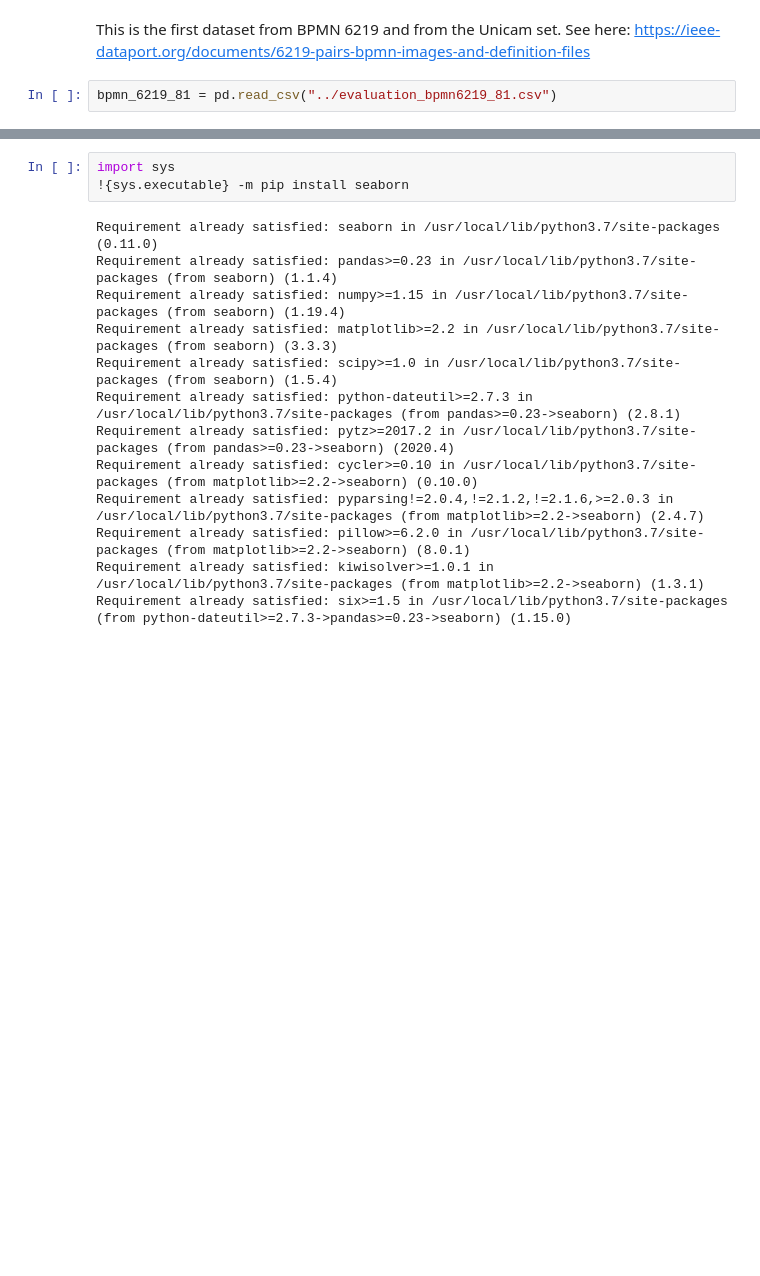
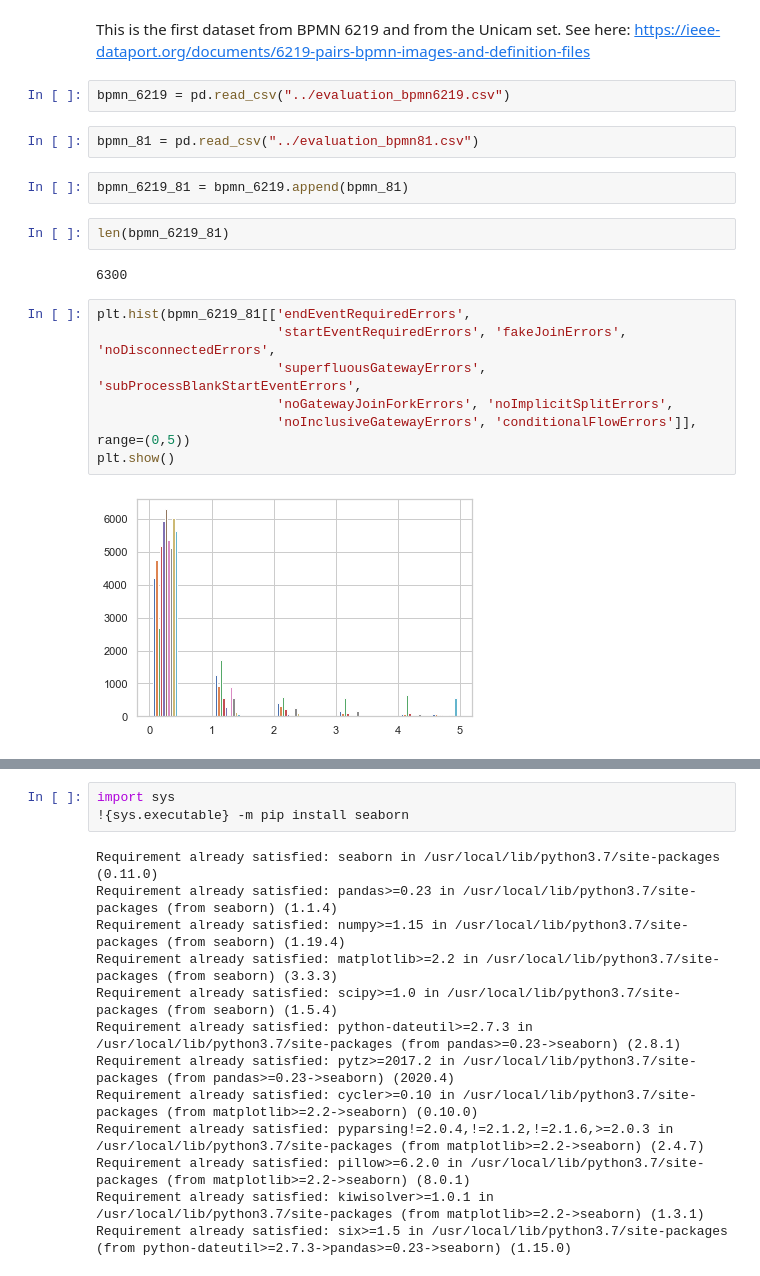
Before and after one commit to justdeko/trust-studio, a Jupyter notebook: trustminer-evaluation/src/aggregation_evaluation.ipynb, the cells around one changed output, grey strips where cells are left out. Cells and saved outputs as stored; diff of their text form; blank space fills up the shorter version.

```diff
--- a/trustminer-evaluation/src/aggregation_evaluation.ipynb
+++ b/trustminer-evaluation/src/aggregation_evaluation.ipynb
@@ -7,4 +9,21 @@ import numpy as np
 # %% [markdown]
 This is the first dataset from BPMN 6219 and from the Unicam set. See here: https://ieee-dataport.org/documents/6219-pairs-bpmn-images-and-definition-files
 # %%
-bpmn_6219_81 = pd.read_csv("../evaluation_bpmn6219_81.csv")
+bpmn_6219 = pd.read_csv("../evaluation_bpmn6219.csv")
+# %%
+bpmn_81 = pd.read_csv("../evaluation_bpmn81.csv")
+# %%
+bpmn_6219_81 = bpmn_6219.append(bpmn_81)
+# %%
+len(bpmn_6219_81)
+# %% [output]
+6300
+# %%
+plt.hist(bpmn_6219_81[['endEventRequiredErrors',
+                       'startEventRequiredErrors', 'fakeJoinErrors', 'noDisconnectedErrors',
+                       'superfluousGatewayErrors', 'subProcessBlankStartEventErrors',
+                       'noGatewayJoinForkErrors', 'noImplicitSplitErrors',
+                       'noInclusiveGatewayErrors', 'conditionalFlowErrors']], range=(0,5))
+plt.show()
+# %% [output]
+[figure, added]
```
Also changed, not shown: parts of 26 cells of this notebook, 2 other files.
